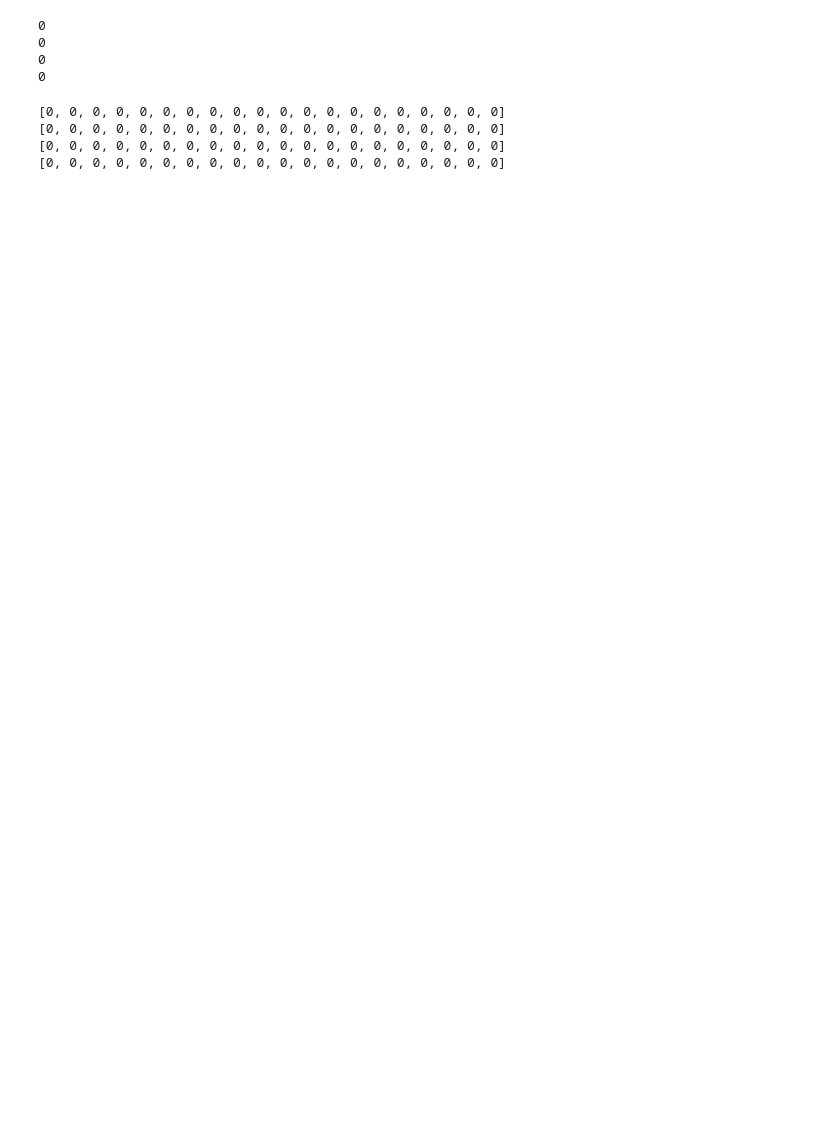
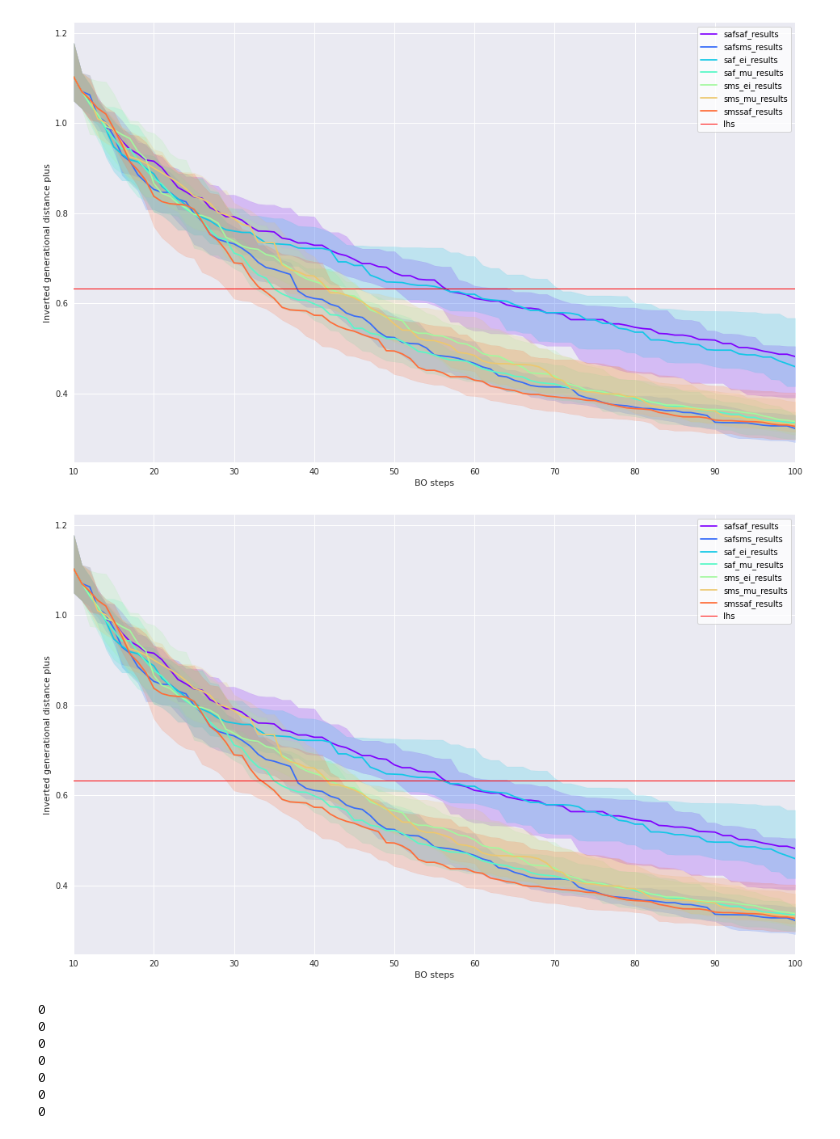
Before and after one commit to FinleyGibson/SAF_EMO, a Jupyter notebook: experiments/wfg6_3obj/analysis.ipynb, the cells around one changed output. Drawn from its saved outputs; the diff is of its cells as text; code cells hidden in the pictures; blank space fills up the shorter version.

```diff
--- a/experiments/wfg6_3obj/analysis.ipynb
+++ b/experiments/wfg6_3obj/analysis.ipynb
@@ -64,20 +152,42 @@ ax_hv.legend()
+# %%
+with plt.style.context(PLOT_STYLE["plot_style"]):
+    fig_hv = plt.figure(figsize=[16, 10])
+    ax_hv = fig_hv.gca()
+
+cmap = PLOT_STYLE['plot_cmap']
+colors = cmap(np.linspace(0, 1, len(result_dirs)+1))
+
+plot_measure(safsaf_results, measure="igd", axis=ax_hv, plot_individuals=False, label="safsaf_results", color=colors[0])
+plot_measure(safsms_results, measure="igd", axis=ax_hv, plot_individuals=False, label="safsms_results", color=colors[1])
+plot_measure(saf_ei_results, measure="igd", axis=ax_hv, plot_individuals=False, label="saf_ei_results", color=colors[2])
+plot_measure(saf_mu_results, measure="igd", axis=ax_hv, plot_individuals=False, label="saf_mu_results", color=colors[3])
+plot_measure(sms_ei_results, measure="igd", axis=ax_hv, plot_individuals=False, label="sms_ei_results", color=colors[4])
+plot_measure(sms_mu_results, measure="igd", axis=ax_hv, plot_individuals=False, label="sms_mu_results", color=colors[5])
+plot_measure(smssaf_results, measure="igd", axis=ax_hv, plot_individuals=False, label="smssaf_results", color=colors[6])
+ax_hv.axhline(lhslhs_results["igd"], linewidth=1, color="r", label="lhs")
+# ax_hv.axhline(lhslhs_results["igd"][0], xmin=10, xmax=100, c=colors[7], label="lhs")
+
+ax_hv.set_xlim([10, 100])
+ax_hv.set_xlabel("BO steps")
+ax_hv.set_ylabel("Inverted generational distance plus")
+ax_hv.legend()
+fig_hv
+# %% [output]
+[figure, added]
+[figure, added]
 # %%
+print(np.sum([len(errors) for errors in safsaf_results["errors"]]), "\t",*[errors for errors in safsaf_results["errors"] if len(errors)>0])
+print(np.sum([len(errors) for errors in safsms_results["errors"]]), "\t",*[errors for errors in safsms_results["errors"] if len(errors)>0])
 print(np.sum([len(errors) for errors in saf_ei_results["errors"]]), "\t",*[errors for errors in saf_ei_results["errors"] if len(errors)>0])
 print(np.sum([len(errors) for errors in saf_mu_results["errors"]]), "\t",*[errors for errors in saf_mu_results["errors"] if len(errors)>0])
 print(np.sum([len(errors) for errors in sms_ei_results["errors"]]), "\t",*[errors for errors in sms_ei_results["errors"] if len(errors)>0])
 print(np.sum([len(errors) for errors in sms_mu_results["errors"]]), "\t",*[errors for errors in sms_mu_results["errors"] if len(errors)>0])
+print(np.sum([len(errors) for errors in smssaf_results["errors"]]), "\t",*[errors for errors in smssaf_results["errors"] if len(errors)>0])
 # %% [output]
 0
 0
 0
 0
+0
+0
+0
-# %%
-print([times for times in saf_ei_results["train_time"]])
-print([times for times in saf_mu_results["train_time"]])
-print([times for times in sms_ei_results["train_time"]])
-print([times for times in sms_mu_results["train_time"]])
-# %% [output]
-[0, 0, 0, 0, 0, 0, 0, 0, 0, 0, 0, 0, 0, 0, 0, 0, 0, 0, 0, 0]
-[0, 0, 0, 0, 0, 0, 0, 0, 0, 0, 0, 0, 0, 0, 0, 0, 0, 0, 0, 0]
-[0, 0, 0, 0, 0, 0, 0, 0, 0, 0, 0, 0, 0, 0, 0, 0, 0, 0, 0, 0]
-[0, 0, 0, 0, 0, 0, 0, 0, 0, 0, 0, 0, 0, 0, 0, 0, 0, 0, 0, 0]
```
Also changed, not shown: parts of 25 cells of this notebook, 45 other files.
